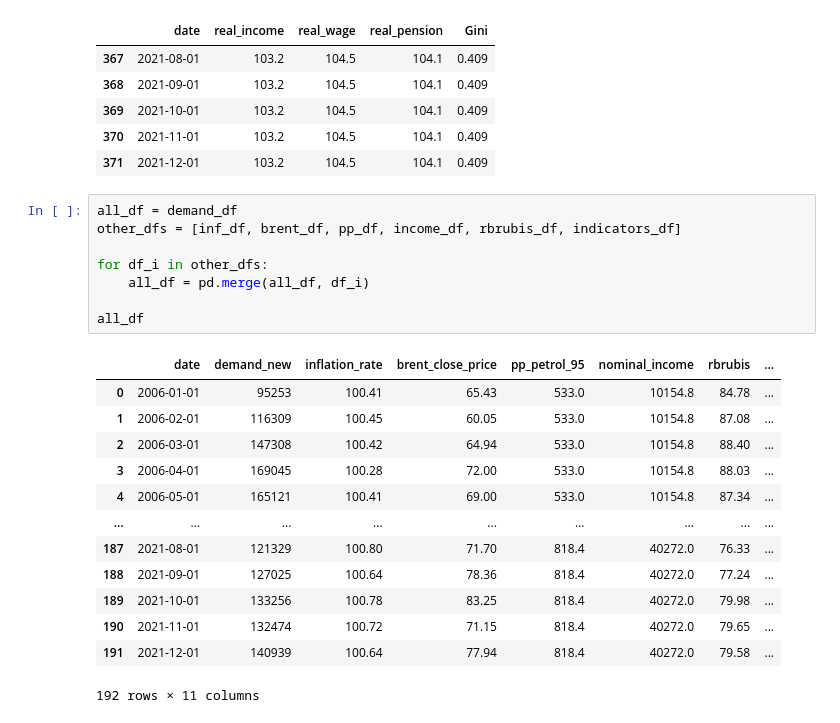
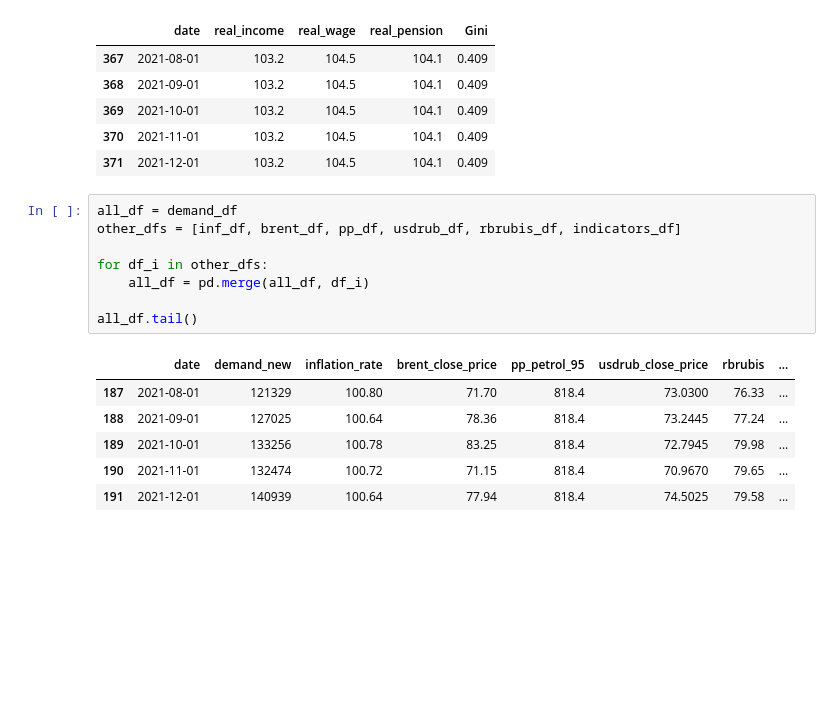
Before and after one commit to VladislavBalabaev/spatial_analysis, a Jupyter notebook: time_series.ipynb, the cells around one changed output. Cells and saved outputs as stored; diff of their text form; blank space fills up the shorter version.

```diff
--- a/time_series.ipynb
+++ b/time_series.ipynb
@@ -176,23 +162,16 @@ indicators_df.tail()
 | 371 | 2021-12-01 | 103.2 | 104.5 | 104.1 | 0.409 |
 # %%
 all_df = demand_df
-other_dfs = [inf_df, brent_df, pp_df, income_df, rbrubis_df, indicators_df]
+other_dfs = [inf_df, brent_df, pp_df, usdrub_df, rbrubis_df, indicators_df]
 
 for df_i in other_dfs:
     all_df = pd.merge(all_df, df_i)
 
-all_df
+all_df.tail()
 # %% [output]
-|  | date | demand_new | inflation_rate | brent_close_price | pp_petrol_95 | nominal_income | rbrubis | ... |
-| 0 | 2006-01-01 | 95253 | 100.41 | 65.43 | 533.0 | 10154.8 | 84.78 | ... |
-| 1 | 2006-02-01 | 116309 | 100.45 | 60.05 | 533.0 | 10154.8 | 87.08 | ... |
-| 2 | 2006-03-01 | 147308 | 100.42 | 64.94 | 533.0 | 10154.8 | 88.40 | ... |
-| 3 | 2006-04-01 | 169045 | 100.28 | 72.00 | 533.0 | 10154.8 | 88.03 | ... |
-| 4 | 2006-05-01 | 165121 | 100.41 | 69.00 | 533.0 | 10154.8 | 87.34 | ... |
-| ... | ... | ... | ... | ... | ... | ... | ... | ... |
-| 187 | 2021-08-01 | 121329 | 100.80 | 71.70 | 818.4 | 40272.0 | 76.33 | ... |
-| 188 | 2021-09-01 | 127025 | 100.64 | 78.36 | 818.4 | 40272.0 | 77.24 | ... |
-| 189 | 2021-10-01 | 133256 | 100.78 | 83.25 | 818.4 | 40272.0 | 79.98 | ... |
-| 190 | 2021-11-01 | 132474 | 100.72 | 71.15 | 818.4 | 40272.0 | 79.65 | ... |
-| 191 | 2021-12-01 | 140939 | 100.64 | 77.94 | 818.4 | 40272.0 | 79.58 | ... |
+|  | date | demand_new | inflation_rate | brent_close_price | pp_petrol_95 | usdrub_close_price | rbrubis | ... |
+| 187 | 2021-08-01 | 121329 | 100.80 | 71.70 | 818.4 | 73.0300 | 76.33 | ... |
+| 188 | 2021-09-01 | 127025 | 100.64 | 78.36 | 818.4 | 73.2445 | 77.24 | ... |
+| 189 | 2021-10-01 | 133256 | 100.78 | 83.25 | 818.4 | 72.7945 | 79.98 | ... |
+| 190 | 2021-11-01 | 132474 | 100.72 | 71.15 | 818.4 | 70.9670 | 79.65 | ... |
+| 191 | 2021-12-01 | 140939 | 100.64 | 77.94 | 818.4 | 74.5025 | 79.58 | ... |
-192 rows × 11 columns
```
Also changed, not shown: parts of 13 cells of this notebook, 1 other file.
